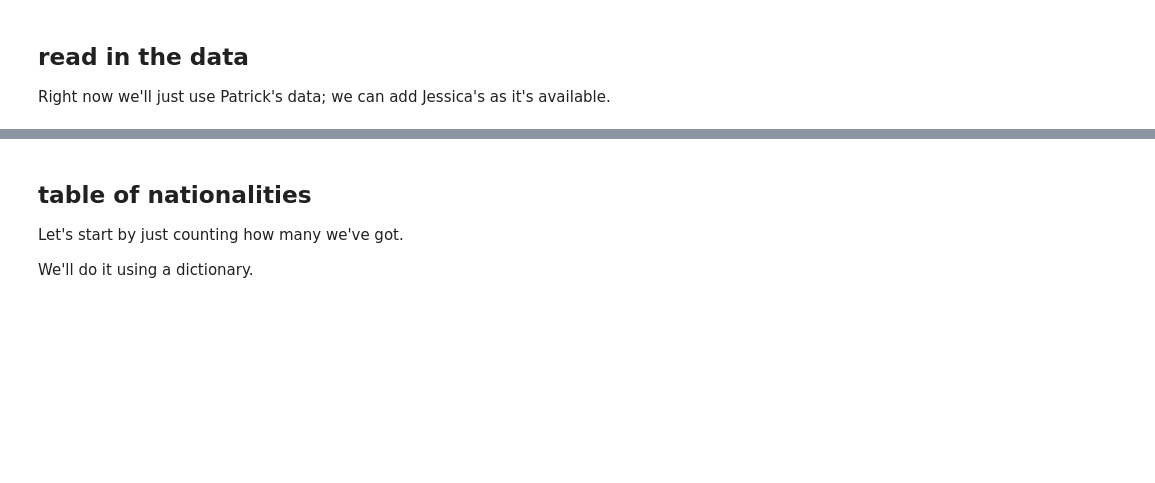
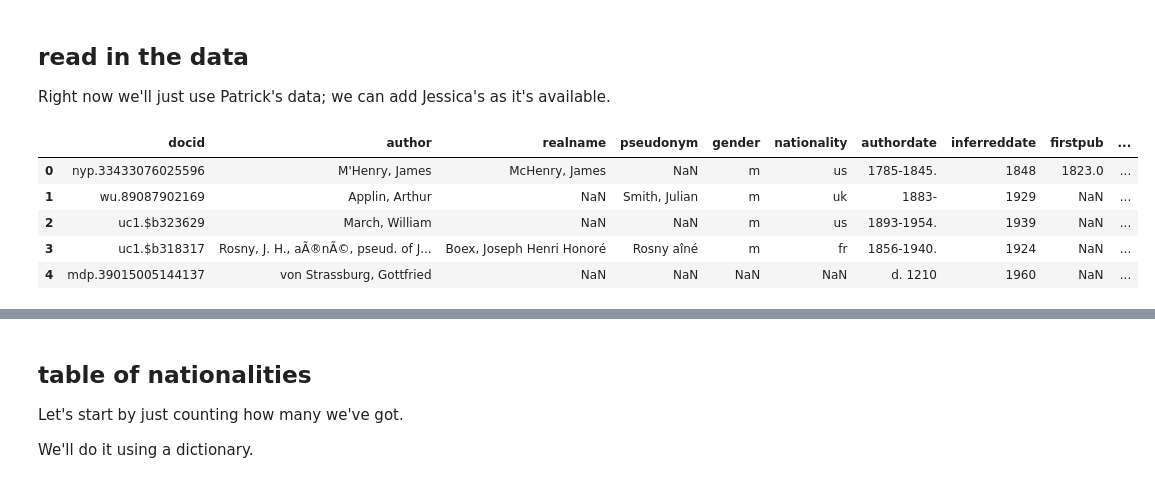
Before and after one commit to tedunderwood/meta2018, a Jupyter notebook: nationality_graph.ipynb, the cells around one changed output, grey strips where cells are left out. Saved outputs shown, nothing was run; the diff lists cells and outputs as text; code cells hidden in the pictures; blank space fills up the shorter version.

```diff
--- a/nationality_graph.ipynb
+++ b/nationality_graph.ipynb
@@ -26,6 +26,15 @@ Right now we'll just use Patrick's data; we can add Jessica's as it's available.
 # pandas DataFrame.
 
 df = pd.read_csv('patrick.tsv', sep = '\t')
+# %%
+df.head()
+# %% [output]
+|  | docid | author | realname | pseudonym | gender | nationality | authordate | inferreddate | firstpub | ... |
+| 0 | nyp.33433076025596 | M'Henry, James | McHenry, James | NaN | m | us | 1785-1845. | 1848 | 1823.0 | ... |
+| 1 | wu.89087902169 | Applin, Arthur | NaN | Smith, Julian | m | uk | 1883- | 1929 | NaN | ... |
+| 2 | uc1.$b323629 | March, William | NaN | NaN | m | us | 1893-1954. | 1939 | NaN | ... |
+| 3 | uc1.$b318317 | Rosny, J. H., aÃ®nÃ©, pseud. of J... | Boex, Joseph Henri Honoré | Rosny aîné | m | fr | 1856-1940. | 1924 | NaN | ... |
+| 4 | mdp.39015005144137 | von Strassburg, Gottfried | NaN | NaN | NaN | NaN | d. 1210 | 1960 | NaN | ... |
 # %%
 df.columns
 # %% [output]
```
Also changed, not shown: parts of 6 cells of this notebook, 4 other files.
